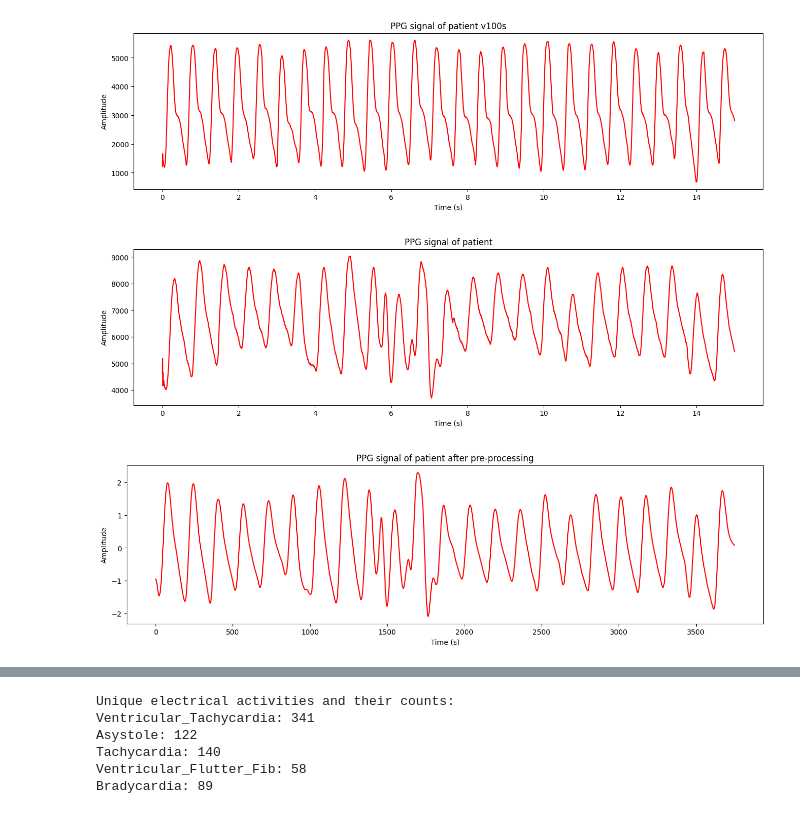
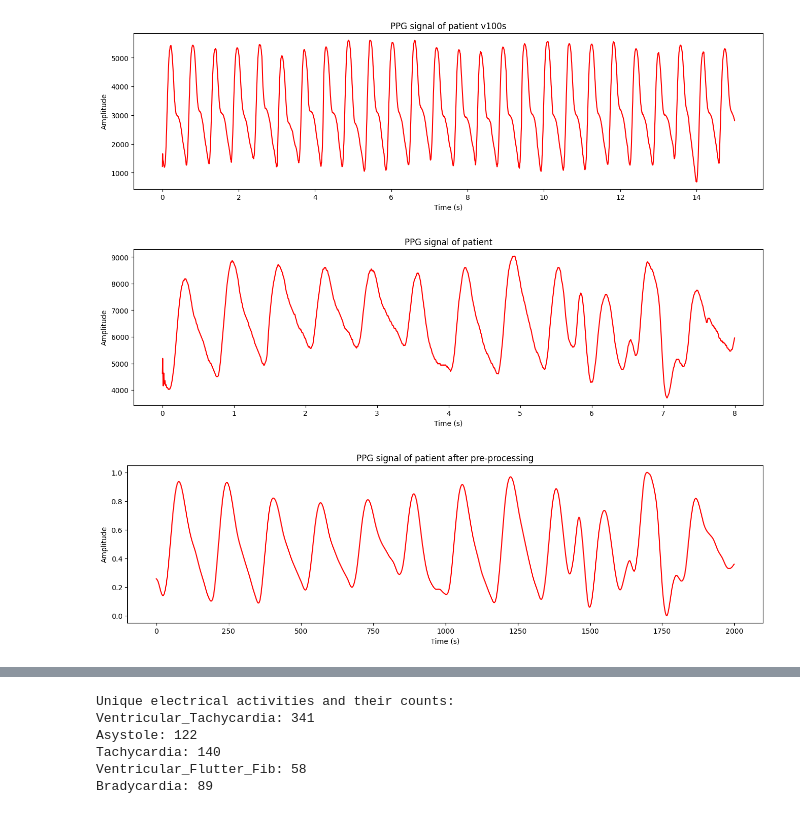
Before and after one commit to HAZMDAN/skripsieh, a Jupyter notebook: chapter_appendix-tools-for-deep-learning/jupyter.ipynb, the cells around one changed output, grey strips where cells are left out. Saved outputs shown, nothing was run; the diff lists cells and outputs as text; code cells hidden in the pictures.

```diff
--- a/chapter_appendix-tools-for-deep-learning/jupyter.ipynb
+++ b/chapter_appendix-tools-for-deep-learning/jupyter.ipynb
@@ -342,14 +377,14 @@ def segment_signal(signal, segment_length, fs):
     return segmented_signal
 # %%
 fs = pleth_info['frequency']
-segmented_signal = segment_signal(pleth_signal, 15, fs)
+segmented_signal = segment_signal(pleth_signal, 8, fs)
 
 processed_segments = []
-
+#alpha = 0.1  # Add this above the loop
 for segment in segmented_signal:
     segment_processed = bandpass_filter(segment, lowcut=0.4, highcut=30, fs=fs)
 
-
+    #segment_processed = recursive_filter(segment_processed)
     window_length = min(51, len(segment_processed) if len(segment_processed) % 2 == 1 else len(segment_processed) - 1)
     polyorder = 3
     segment_processed = savitzky_golay(segment_processed, window_length, polyorder)
@@ -378,17 +413,17 @@ def plot_ppg_signal_sampled(pleth_signal, fs, starting_time, ending_time):
     plt.ylabel('Amplitude')
     plt.show()
 # %%
-plot_ppg_signal_sampled(pleth_signal, fs, 0, 15)
+plot_ppg_signal_sampled(pleth_signal, fs, 0, 8)
 
 plt.figure(figsize=(16, 4))
 plt.plot(processed_segments[0], color='red')
 plt.title(f'PPG signal of patient after pre-processing')
 plt.xlabel('Time (s)')
 plt.ylabel('Amplitude')
 plt.show()
 # %% [output]
-[figure, old version]
+[figure, new version]
-[figure, old version]
+[figure, new version]
 # %%
 #Features
 def calculate_pulse_width(peak_window, fs):
```
Also changed, not shown: parts of 12 cells of this notebook.
